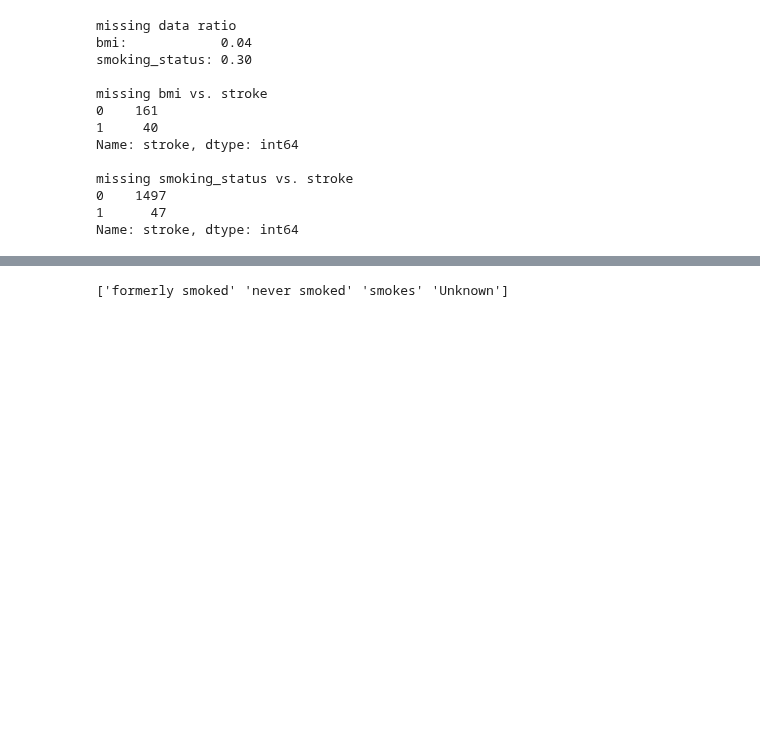
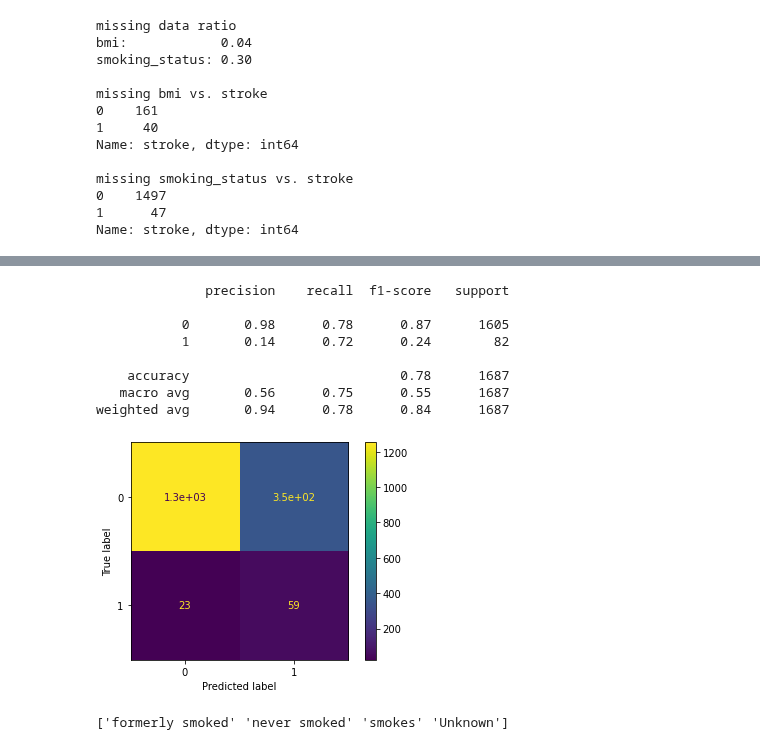
Before and after one commit to xanasa14/MLImplementations, a Jupyter notebook: StrokePredicition.ipynb, the cells around one changed output, grey strips where cells are left out. Drawn from its saved outputs; the diff is of its cells as text; code cells hidden in the pictures; blank space fills up the shorter version.

```diff
--- a/StrokePredicition.ipynb
+++ b/StrokePredicition.ipynb
@@ -122,0 +197,12 @@ Name: stroke, dtype: int64
+# %%
+data_enc = data_final_features.copy()
+
+for f in data_final_features.select_dtypes('category').columns:
+    data_enc[f] = data_enc[f].cat.codes
+# %%
+from sklearn.model_selection import train_test_split
+
+y = dataset['stroke']
+X = data_enc.copy()
+
+X_train, X_test, y_train, y_test = train_test_split(X, y, test_size=0.33, random_state=42, stratify=y)
@@ -122,0 +215,8 @@ Name: stroke, dtype: int64
+# %%
+from imblearn.combine import SMOTEENN
+
+smt = SMOTEENN(random_state=42, sampling_strategy = 0.7)
+X_train, y_train = smt.fit_resample(X_train, y_train)
+
+print("dataset size: " + str(y_train.size))
+print("stroke ratio: " + str(y_train.sum() / y_train.size))
@@ -122,0 +226,6 @@ Name: stroke, dtype: int64
+# %%
+from sklearn.preprocessing import StandardScaler
+
+scaler = StandardScaler()
+X_train = scaler.fit_transform(X_train)
+X_test = scaler.transform(X_test)
@@ -123,3 +288,26 @@ Name: stroke, dtype: int64
+# %%
+from sklearn.linear_model import LogisticRegression
+
+model = SVC(kernel = 'rbf')
+model.fit(X_train, y_train)
+y_pred = model.predict(X_test)
+
+
+from sklearn.metrics import classification_report, plot_confusion_matrix
+
+plot_confusion_matrix(model, X_test, y_test)
+
+print(classification_report(y_test, y_pred))
+# %% [output]
+              precision    recall  f1-score   support
+
+           0       0.98      0.78      0.87      1605
+           1       0.14      0.72      0.24        82
+
+    accuracy                           0.78      1687
+   macro avg       0.56      0.75      0.55      1687
+weighted avg       0.94      0.78      0.84      1687
+[figure, added]
 # %%
 #Taking care of BMI's NAN values
 dataset = dataset.fillna(dataset.mean())
```
Also changed, not shown: parts of 8 cells of this notebook.
